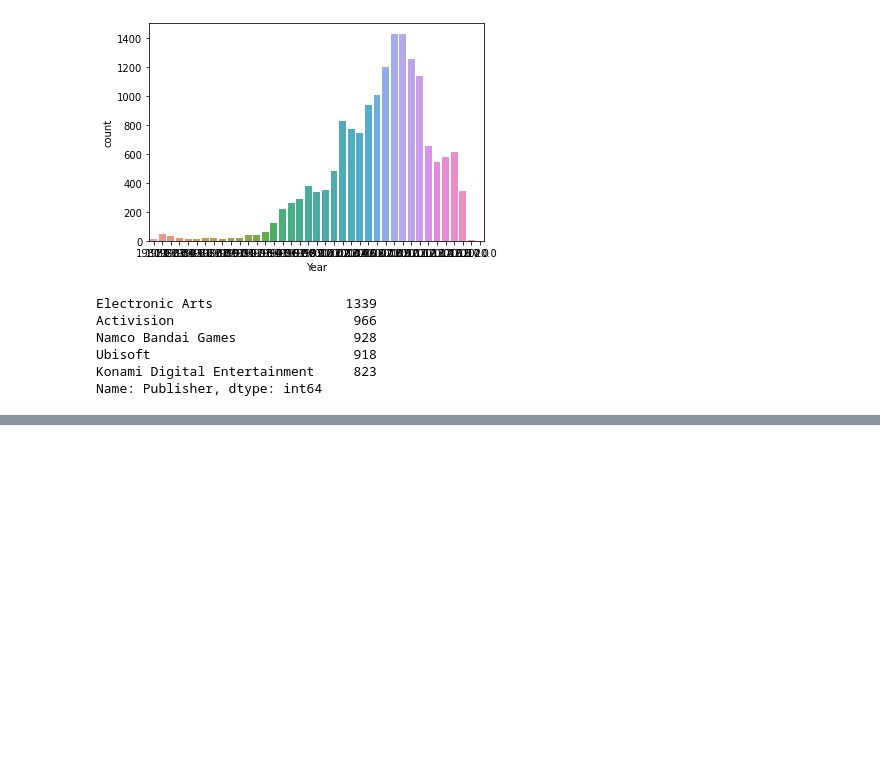
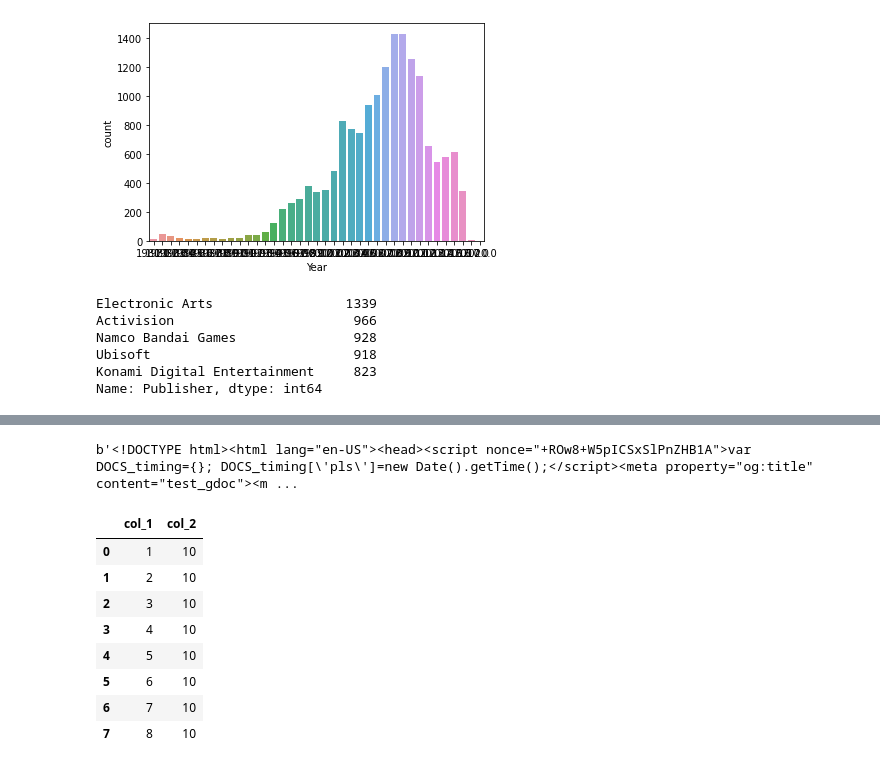
Before and after one commit to baaikarov/dt-demo-configuration, a Jupyter notebook: Пример_статистика.ipynb, the cells around one changed output, grey strips where cells are left out. Cells and saved outputs as stored; diff of their text form; code cells hidden in the pictures; blank space fills up the shorter version.

```diff
--- a/Пример_статистика.ipynb
+++ b/Пример_статистика.ipynb
@@ -46,3 +50,26 @@ fig = px.bar(Nintendo_game, x="Year", y="Global_Sales", color="Genre")
 fig.show()
 # %% [output]
 [interactive output not drawn]
+# %%
+# test_gdoc= pd.read_table("/content/drive/MyDrive/Colab Notebooks/test_gdoc.gshee")
+
+import requests
+r = requests.get('https://docs.google.com/spreadsheets/d/1_j1L517Ngxlx91tXkC-8tq91g7WUO7PmyL-kRZgMLug/edit?usp=sharing&output=csv')
+data = r.content
+data
+# %% [output]
+b'<!DOCTYPE html><html lang="en-US"><head><script nonce="+ROw8+W5pICSxSlPnZHB1A">var DOCS_timing={}; DOCS_timing[\'pls\']=new Date().getTime();</script><meta property="og:title" content="test_gdoc"><m ...
+# %%
+test_gdoc= pd.read_excel("/content/drive/MyDrive/Colab Notebooks/test_gdoc_3.xlsx")
+# %%
+test_gdoc
+# %% [output]
+|  | col_1 | col_2 |
+| 0 | 1 | 10 |
+| 1 | 2 | 10 |
+| 2 | 3 | 10 |
+| 3 | 4 | 10 |
+| 4 | 5 | 10 |
+| 5 | 6 | 10 |
+| 6 | 7 | 10 |
+| 7 | 8 | 10 |
```
Also changed, not shown: parts of 3 cells of this notebook.
